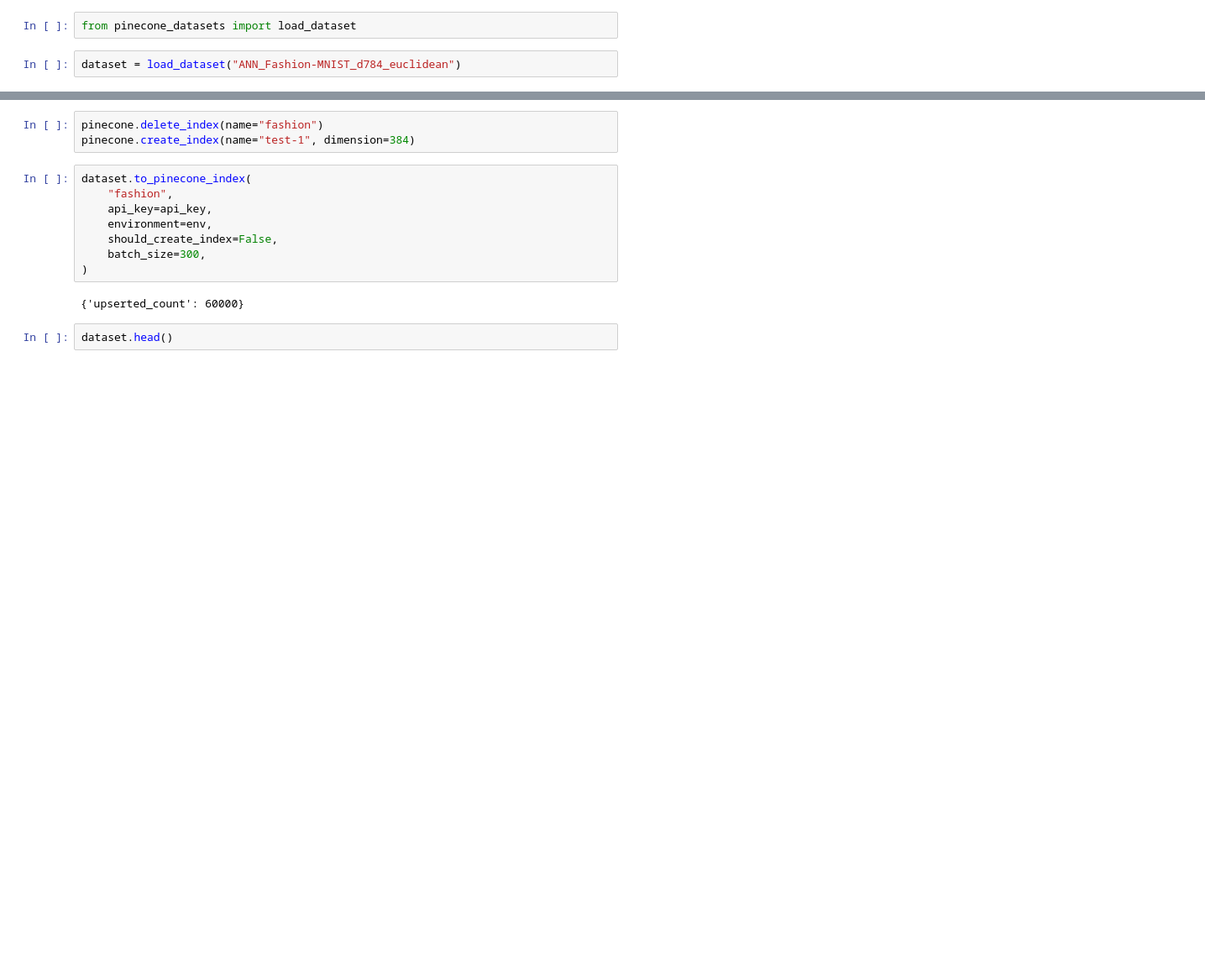
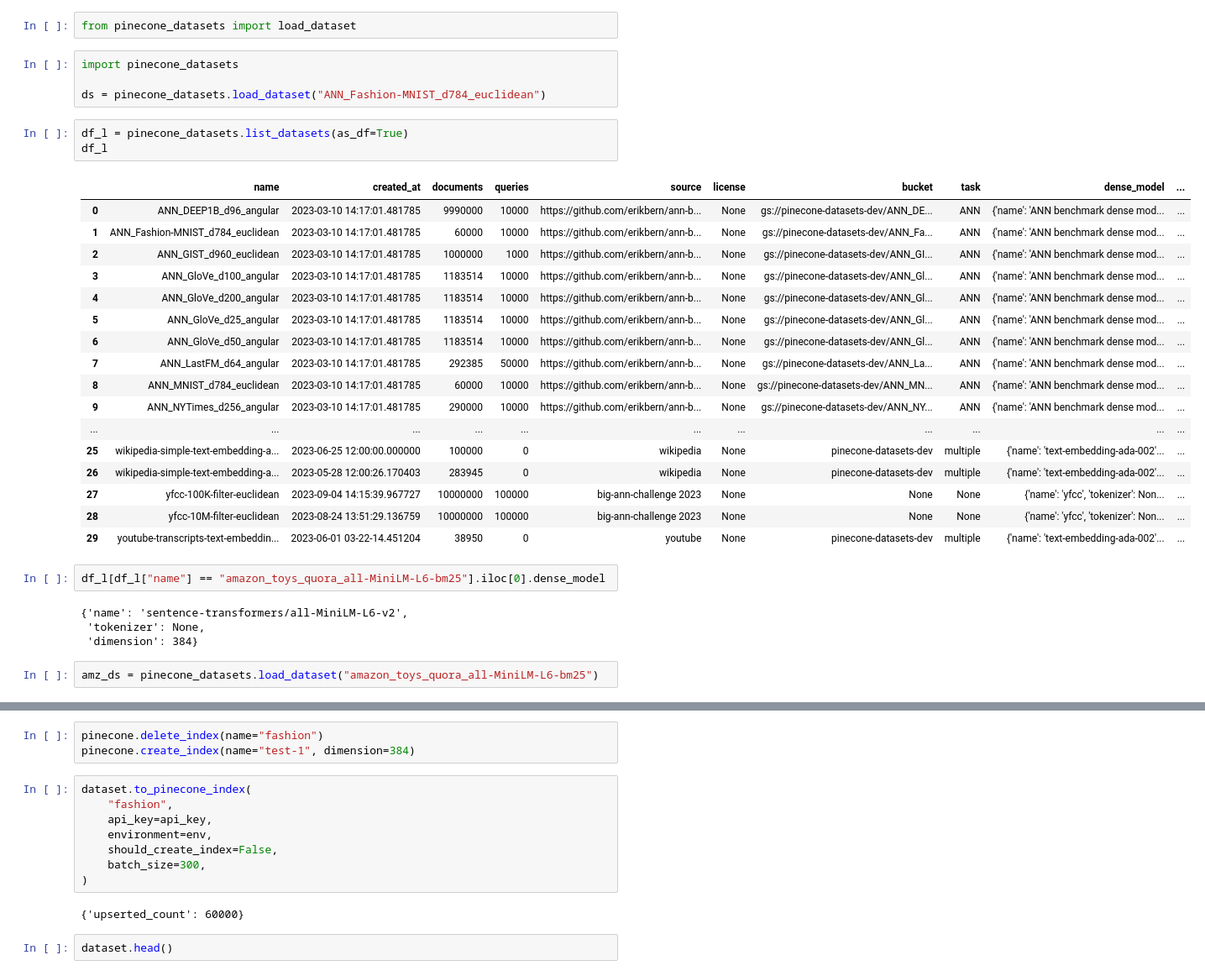
Before and after one commit to AI-Northstar-Tech/vector-io, a Jupyter notebook: src/vdf_io/notebooks/upsert_pinecone.ipynb, the cells around one changed output, grey strips where cells are left out. Shown: that part at 84% size. Cells and saved outputs as stored; diff of their text form; blank space fills up the shorter version.

```diff
--- a/src/vdf_io/notebooks/upsert_pinecone.ipynb
+++ b/src/vdf_io/notebooks/upsert_pinecone.ipynb
@@ -229,4 +240,35 @@ Note: you may need to restart the kernel to use updated packages.
 # %%
 from pinecone_datasets import load_dataset
 # %%
-dataset = load_dataset("ANN_Fashion-MNIST_d784_euclidean")
+import pinecone_datasets
+
+ds = pinecone_datasets.load_dataset("ANN_Fashion-MNIST_d784_euclidean")
+# %%
+df_l = pinecone_datasets.list_datasets(as_df=True)
+df_l
+# %% [output]
+|  | name | created_at | documents | queries | source | license | bucket | task | dense_model | ... |
+| 0 | ANN_DEEP1B_d96_angular | 2023-03-10 14:17:01.481785 | 9990000 | 10000 | https://github.com/erikbern/ann-b... | None | gs://pinecone-datasets-dev/ANN_DE... | ANN | {'name': 'ANN benchmark dense mod... | ... |
+| 1 | ANN_Fashion-MNIST_d784_euclidean | 2023-03-10 14:17:01.481785 | 60000 | 10000 | https://github.com/erikbern/ann-b... | None | gs://pinecone-datasets-dev/ANN_Fa... | ANN | {'name': 'ANN benchmark dense mod... | ... |
+| 2 | ANN_GIST_d960_euclidean | 2023-03-10 14:17:01.481785 | 1000000 | 1000 | https://github.com/erikbern/ann-b... | None | gs://pinecone-datasets-dev/ANN_GI... | ANN | {'name': 'ANN benchmark dense mod... | ... |
+| 3 | ANN_GloVe_d100_angular | 2023-03-10 14:17:01.481785 | 1183514 | 10000 | https://github.com/erikbern/ann-b... | None | gs://pinecone-datasets-dev/ANN_Gl... | ANN | {'name': 'ANN benchmark dense mod... | ... |
+| 4 | ANN_GloVe_d200_angular | 2023-03-10 14:17:01.481785 | 1183514 | 10000 | https://github.com/erikbern/ann-b... | None | gs://pinecone-datasets-dev/ANN_Gl... | ANN | {'name': 'ANN benchmark dense mod... | ... |
+| 5 | ANN_GloVe_d25_angular | 2023-03-10 14:17:01.481785 | 1183514 | 10000 | https://github.com/erikbern/ann-b... | None | gs://pinecone-datasets-dev/ANN_Gl... | ANN | {'name': 'ANN benchmark dense mod... | ... |
+| 6 | ANN_GloVe_d50_angular | 2023-03-10 14:17:01.481785 | 1183514 | 10000 | https://github.com/erikbern/ann-b... | None | gs://pinecone-datasets-dev/ANN_Gl... | ANN | {'name': 'ANN benchmark dense mod... | ... |
+| 7 | ANN_LastFM_d64_angular | 2023-03-10 14:17:01.481785 | 292385 | 50000 | https://github.com/erikbern/ann-b... | None | gs://pinecone-datasets-dev/ANN_La... | ANN | {'name': 'ANN benchmark dense mod... | ... |
+| 8 | ANN_MNIST_d784_euclidean | 2023-03-10 14:17:01.481785 | 60000 | 10000 | https://github.com/erikbern/ann-b... | None | gs://pinecone-datasets-dev/ANN_MN... | ANN | {'name': 'ANN benchmark dense mod... | ... |
+| 9 | ANN_NYTimes_d256_angular | 2023-03-10 14:17:01.481785 | 290000 | 10000 | https://github.com/erikbern/ann-b... | None | gs://pinecone-datasets-dev/ANN_NY... | ANN | {'name': 'ANN benchmark dense mod... | ... |
+| ... | ... | ... | ... | ... | ... | ... | ... | ... | ... | ... |
+| 25 | wikipedia-simple-text-embedding-a... | 2023-06-25 12:00:00.000000 | 100000 | 0 | wikipedia | None | pinecone-datasets-dev | multiple | {'name': 'text-embedding-ada-002'... | ... |
+| 26 | wikipedia-simple-text-embedding-a... | 2023-05-28 12:00:26.170403 | 283945 | 0 | wikipedia | None | pinecone-datasets-dev | multiple | {'name': 'text-embedding-ada-002'... | ... |
+| 27 | yfcc-100K-filter-euclidean | 2023-09-04 14:15:39.967727 | 10000000 | 100000 | big-ann-challenge 2023 | None | None | None | {'name': 'yfcc', 'tokenizer': Non... | ... |
+| 28 | yfcc-10M-filter-euclidean | 2023-08-24 13:51:29.136759 | 10000000 | 100000 | big-ann-challenge 2023 | None | None | None | {'name': 'yfcc', 'tokenizer': Non... | ... |
+| 29 | youtube-transcripts-text-embeddin... | 2023-06-01 03-22-14.451204 | 38950 | 0 | youtube | None | pinecone-datasets-dev | multiple | {'name': 'text-embedding-ada-002'... | ... |
+# %%
+df_l[df_l["name"] == "amazon_toys_quora_all-MiniLM-L6-bm25"].iloc[0].dense_model
+# %% [output]
+{'name': 'sentence-transformers/all-MiniLM-L6-v2',
+ 'tokenizer': None,
+ 'dimension': 384}
+# %%
+amz_ds = pinecone_datasets.load_dataset("amazon_toys_quora_all-MiniLM-L6-bm25")
```
Also changed, not shown: parts of 9 cells of this notebook, 3 other files.
